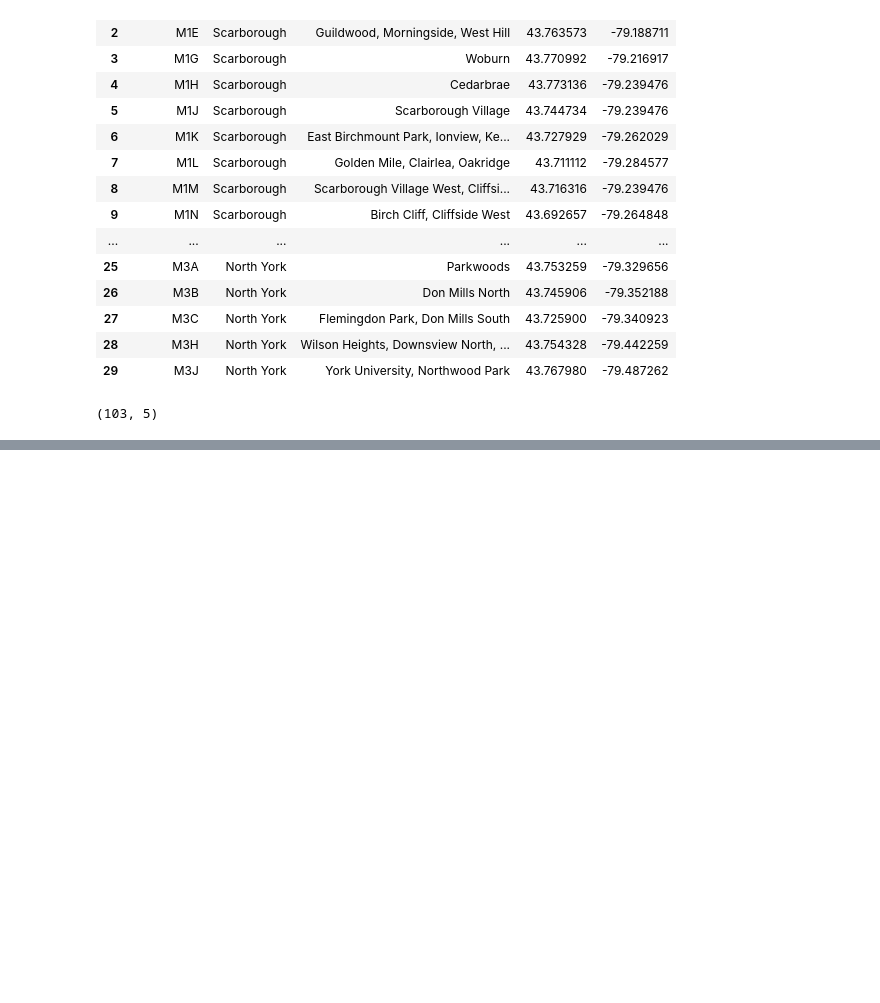
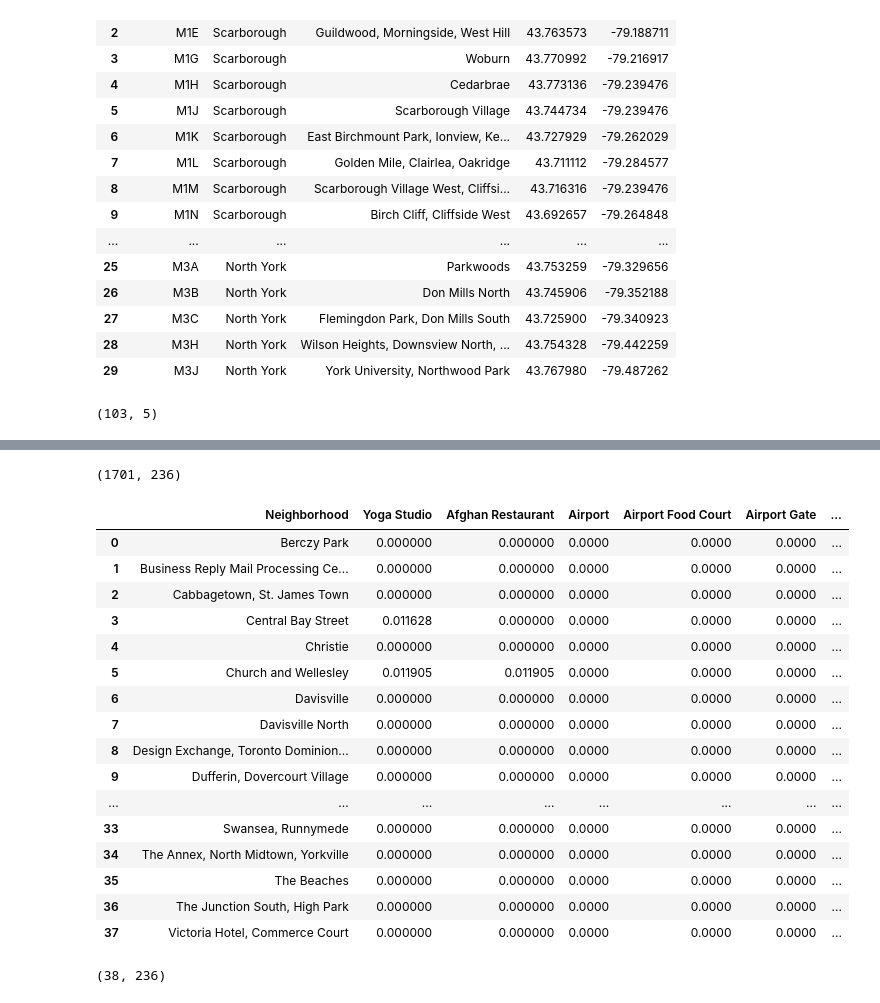
Before and after one commit to shivamiisc/Coursera_Capstone, a Jupyter notebook: coursera_capstoneweeek3p1.ipynb, the cells around one changed output, grey strips where cells are left out. Cells and saved outputs as stored; diff of their text form; code cells hidden in the pictures; blank space fills up the shorter version.

Commit message:
Published from Watson Studio.

```diff
--- a/coursera_capstoneweeek3p1.ipynb
+++ b/coursera_capstoneweeek3p1.ipynb
@@ -142,0 +182,12 @@ df_can_geo_data.shape
+# %%
+### Lets Explore first neighborhood in our data frame
+
+toronto_data.loc[0, 'Neighborhood']
+neighborhood_latitude = toronto_data.loc[0, 'Latitude'] # neighborhood latitude value
+neighborhood_longitude = toronto_data.loc[0, 'Longitude'] # neighborhood longitude value
+
+neighborhood_name = toronto_data.loc[0, 'Neighborhood'] # neighborhood name
+
+print('Latitude and longitude values of {} are {}, {}.'.format(neighborhood_name,
+                                                               neighborhood_latitude,
+                                                               neighborhood_longitude))
@@ -142,0 +198,17 @@ df_can_geo_data.shape
+# %%
+LIMIT = 100 # limit of number of venues returned by Foursquare API
+
+radius = 500 # define radius
+
+url = 'https://api.foursquare.com/v2/venues/explore?&client_id={}&client_secret={}&v={}&ll={},{}&radius={}&limit={}'.format(
+    CLIENT_ID,
+    CLIENT_SECRET,
+    VERSION,
+    neighborhood_latitude,
+    neighborhood_longitude,
+    radius,
+    LIMIT)
+# %%
+## Send Get requests and examine the results
+results = requests.get(url).json()
+results
@@ -142,0 +379,12 @@ df_can_geo_data.shape
+# %%
+# one hot encoding
+toronto_onehot = pd.get_dummies(toronto_venues[['Venue Category']], prefix="", prefix_sep="")
+
+# add neighborhood column back to dataframe
+toronto_onehot['Neighborhood'] = toronto_venues['Neighborhood']
+
+# move neighborhood column to the first column
+fixed_columns = [toronto_onehot.columns[-1]] + list(toronto_onehot.columns[:-1])
+toronto_onehot = toronto_onehot[fixed_columns]
+
+toronto_onehot.head()
@@ -142,0 +398,33 @@ df_can_geo_data.shape
+# %%
+## Lets check the size of new dataframe
+toronto_onehot.shape
+# %% [output]
+(1701, 236)
+# %%
+## Group rows on neighborhood by taking mean
+toronto_grouped = toronto_onehot.groupby('Neighborhood').mean().reset_index()
+toronto_grouped
+# %% [output]
+|  | Neighborhood | Yoga Studio | Afghan Restaurant | Airport | Airport Food Court | Airport Gate | ... |
+| 0 | Berczy Park | 0.000000 | 0.000000 | 0.0000 | 0.0000 | 0.0000 | ... |
+| 1 | Business Reply Mail Processing Ce... | 0.000000 | 0.000000 | 0.0000 | 0.0000 | 0.0000 | ... |
+| 2 | Cabbagetown, St. James Town | 0.000000 | 0.000000 | 0.0000 | 0.0000 | 0.0000 | ... |
+| 3 | Central Bay Street | 0.011628 | 0.000000 | 0.0000 | 0.0000 | 0.0000 | ... |
+| 4 | Christie | 0.000000 | 0.000000 | 0.0000 | 0.0000 | 0.0000 | ... |
+| 5 | Church and Wellesley | 0.011905 | 0.011905 | 0.0000 | 0.0000 | 0.0000 | ... |
+| 6 | Davisville | 0.000000 | 0.000000 | 0.0000 | 0.0000 | 0.0000 | ... |
+| 7 | Davisville North | 0.000000 | 0.000000 | 0.0000 | 0.0000 | 0.0000 | ... |
+| 8 | Design Exchange, Toronto Dominion... | 0.000000 | 0.000000 | 0.0000 | 0.0000 | 0.0000 | ... |
+| 9 | Dufferin, Dovercourt Village | 0.000000 | 0.000000 | 0.0000 | 0.0000 | 0.0000 | ... |
+| ... | ... | ... | ... | ... | ... | ... | ... |
+| 33 | Swansea, Runnymede | 0.000000 | 0.000000 | 0.0000 | 0.0000 | 0.0000 | ... |
+| 34 | The Annex, North Midtown, Yorkville | 0.000000 | 0.000000 | 0.0000 | 0.0000 | 0.0000 | ... |
+| 35 | The Beaches | 0.000000 | 0.000000 | 0.0000 | 0.0000 | 0.0000 | ... |
+| 36 | The Junction South, High Park | 0.000000 | 0.000000 | 0.0000 | 0.0000 | 0.0000 | ... |
+| 37 | Victoria Hotel, Commerce Court | 0.000000 | 0.000000 | 0.0000 | 0.0000 | 0.0000 | ... |
+# %%
+
+## Check the new size
+toronto_grouped.shape
+# %% [output]
+(38, 236)
```
Also changed, not shown: parts of 25 cells of this notebook.
